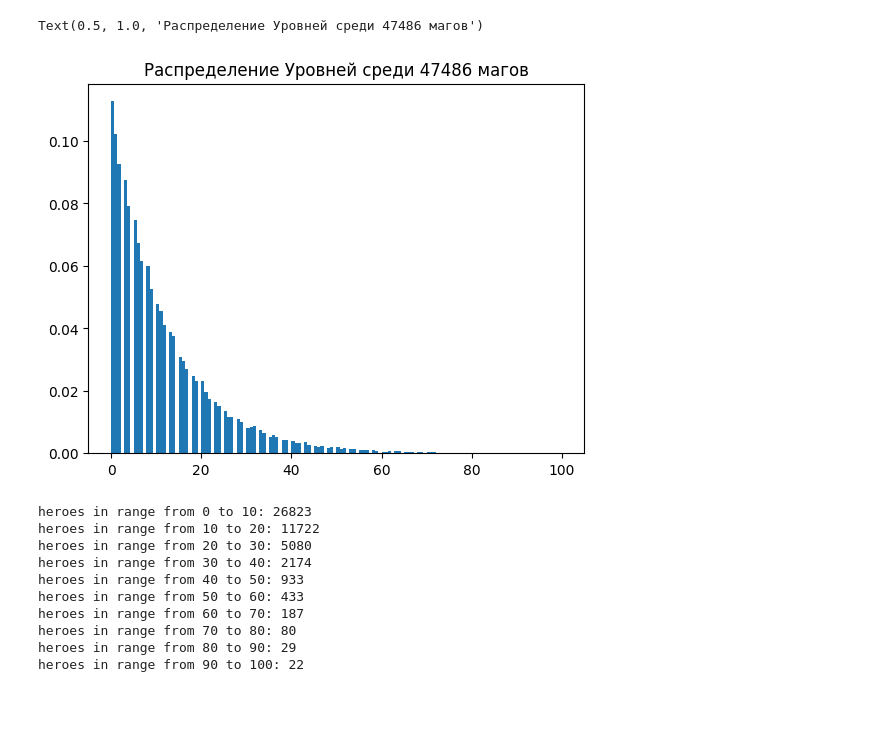
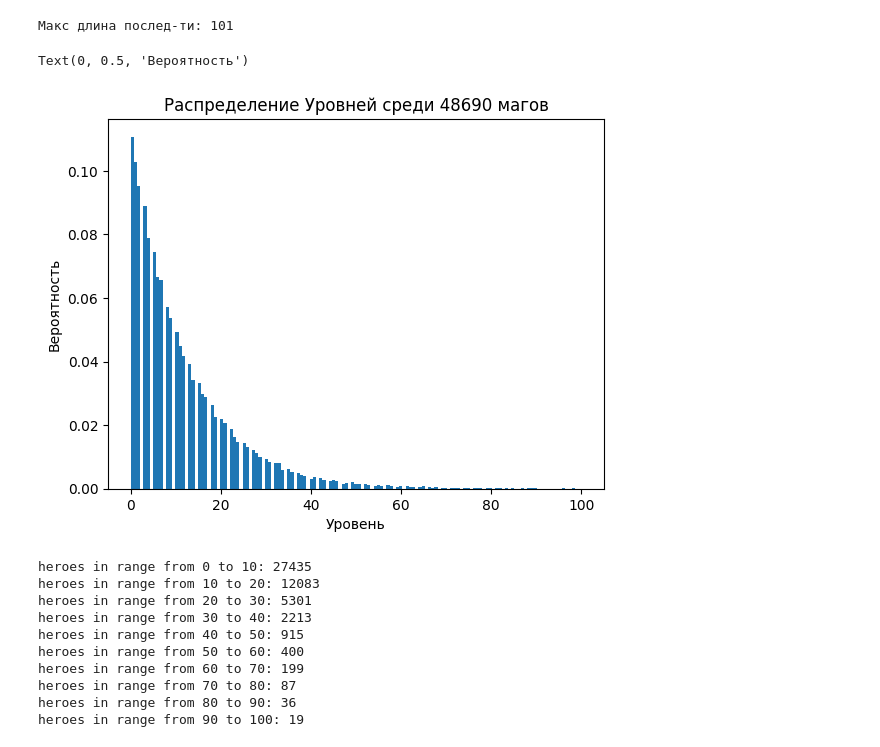
Before and after one commit to Enoki-ru/novel-creator, a Jupyter notebook: main.ipynb, the cells around one changed output. Cells and saved outputs as stored; diff of their text form; code cells hidden in the pictures; blank space fills up the shorter version.

```diff
--- a/main.ipynb
+++ b/main.ipynb
@@ -18,42 +22,46 @@ class Person:
 def sequence(mas): # Выводит последний элемент списка, находящийся внутри последовательности натуральных чисел, состоящих из уникальных чисел
        mas=list(set(mas))
        mas.sort()
        for i in range(len(mas)):
               if i!=mas[i]:
                      return mas[i-1]
        return i
 
-import seaborn as sb
-import matplotlib.pyplot as plt
-import numpy as np
-from scipy.stats import expon
 
-
+#Создание распределенных по exp() чисел от 0 до 100
 checker=-1
 # size_rand=10000
 size_rand=40000
 while checker<100:
        r = expon.rvs(size=size_rand)*12
        lvls=list(map(int,r))
        checker=sequence(lvls)
-       size_rand+=250
+       size_rand+=100
        # print('------')
        # print(max(lvls))
+print(f"Макс длина послед-ти: {checker}")
 
+#Ограничение распределение до 100 lvl.
 def minus100(x):
        if x<=100:
               return True
        else:
               return False
 lvls=[i for i in filter(minus100, lvls)]
 
+
+#Построение графика
 fig, ax = plt.subplots(1, 1)
 ax.hist(lvls, density=True, bins='auto')
 plt.title(f'Распределение Уровней среди {len(lvls)} магов')
+plt.xlabel('Уровень')
+plt.ylabel('Вероятность')
 # %% [output]
-Text(0.5, 1.0, 'Распределение Уровней среди 47486 магов')
+Макс длина послед-ти: 101
+Text(0, 0.5, 'Вероятность')
-[figure, old version]
+[figure, new version]
 # %%
+#Распределение по десяткам
 def find_n(x,n=2):
     if x>=10*(n-1) and x<10*n:
         return True
@@ -63,16 +71,16 @@ for q in range(1,11):
     seqs=[i for i in filter(lambda seq: find_n(seq,n=q), lvls)] #lambda нужна чтобы вставить в вызывающуюся фукнцию дополнительную переменную (обычно filter не позволяет это сделать)
     print(f"heroes in range from {10*(q-1)} to {10*(q)}: {len(seqs)}")
 # %% [output]
-heroes in range from 0 to 10: 26823
-heroes in range from 10 to 20: 11722
-heroes in range from 20 to 30: 5080
-heroes in range from 30 to 40: 2174
-heroes in range from 40 to 50: 933
-heroes in range from 50 to 60: 433
-heroes in range from 60 to 70: 187
-heroes in range from 70 to 80: 80
-heroes in range from 80 to 90: 29
-heroes in range from 90 to 100: 22
+heroes in range from 0 to 10: 27435
+heroes in range from 10 to 20: 12083
+heroes in range from 20 to 30: 5301
+heroes in range from 30 to 40: 2213
+heroes in range from 40 to 50: 915
+heroes in range from 50 to 60: 400
+heroes in range from 60 to 70: 199
+heroes in range from 70 to 80: 87
+heroes in range from 80 to 90: 36
+heroes in range from 90 to 100: 19
 # %%
 def GeneratorPersons(nums=1,stage=-1):
     import random
```
Also changed, not shown: parts of 5 cells of this notebook.
